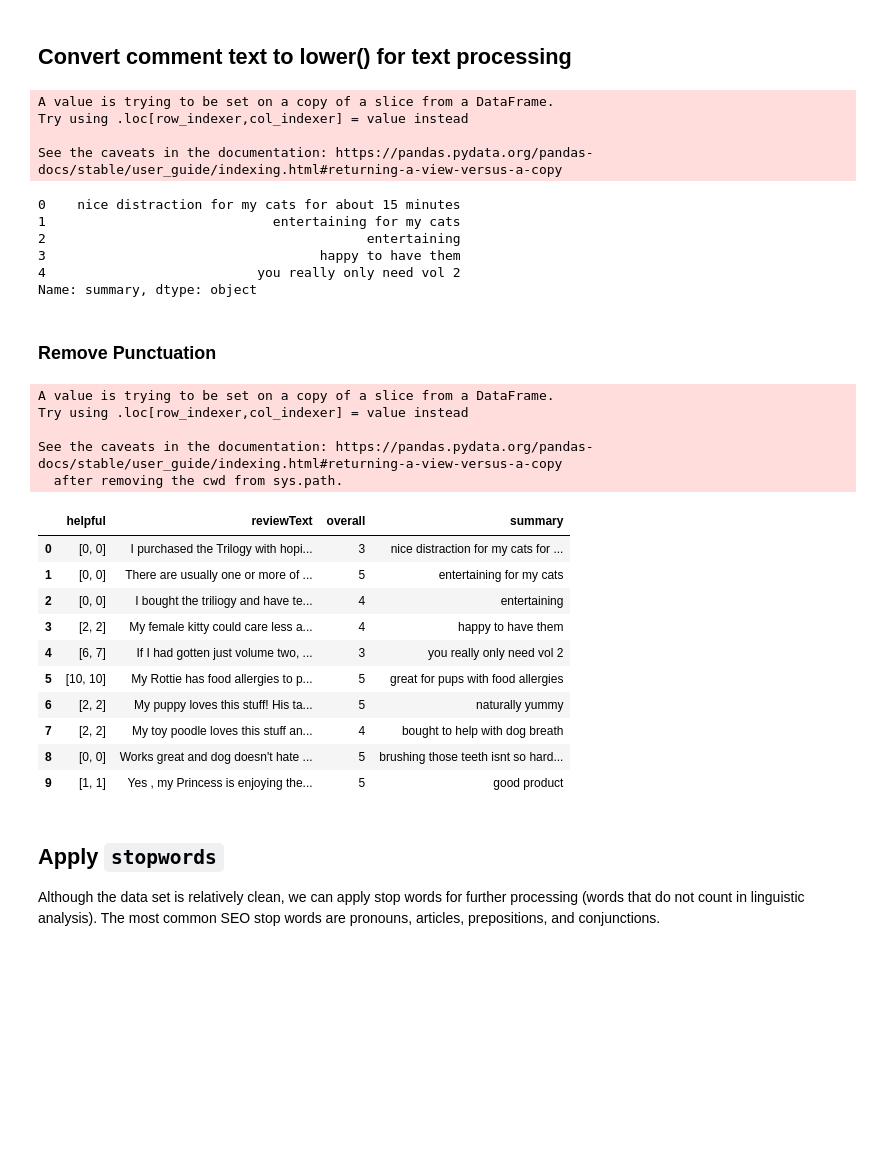
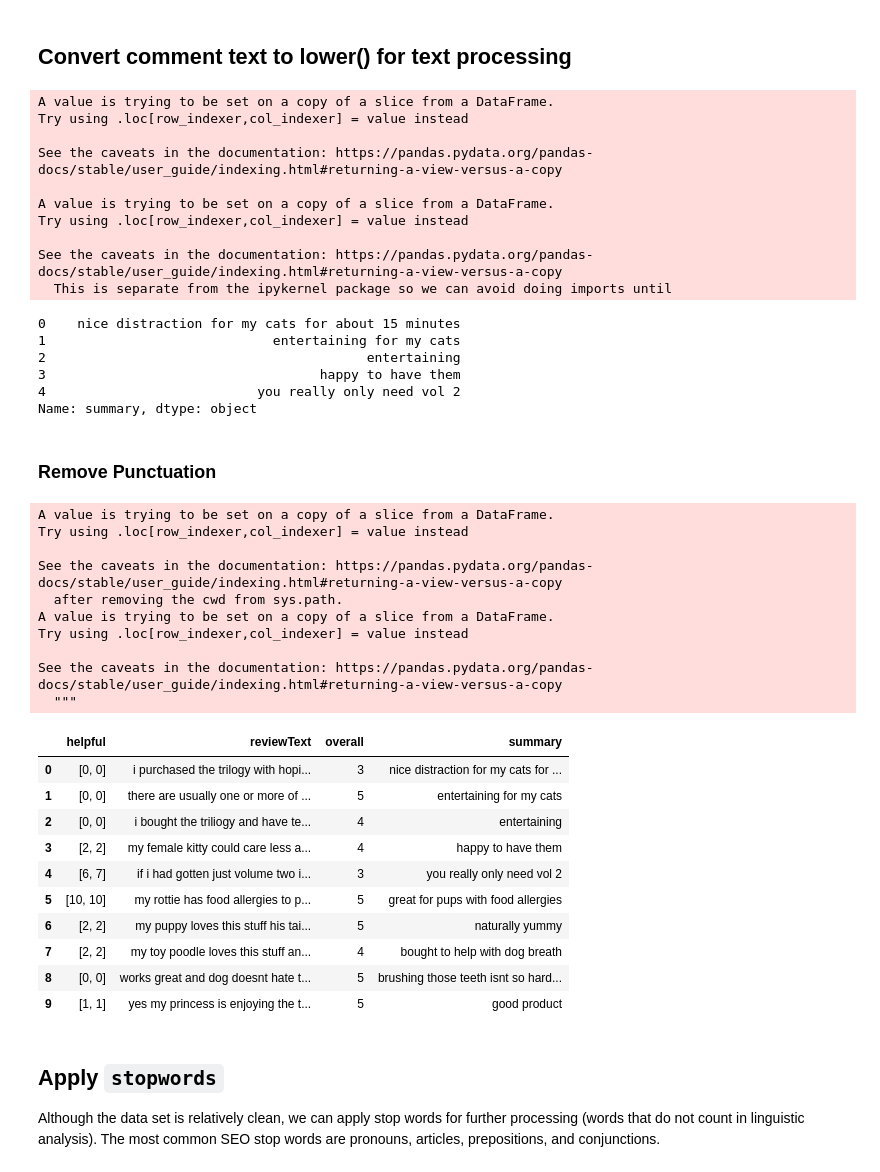
Before and after one commit to ayanas-git/textMining, a Jupyter notebook: nlp-amzn-reviews-pet-supplies.ipynb, the cells around one changed output. Cells and saved outputs as stored; diff of their text form; code cells hidden in the pictures; blank space fills up the shorter version.

```diff
--- a/nlp-amzn-reviews-pet-supplies.ipynb
+++ b/nlp-amzn-reviews-pet-supplies.ipynb
@@ -119,12 +122,19 @@ df.columns.get_loc('summary')
 # %%
 # Set clean data to lowercase for stopwords preprocessing
 df['summary'] = df['summary'].str.lower()
+df['reviewText'] = df['reviewText'].str.lower()
 df['summary'].head()
 # %% [output]
 A value is trying to be set on a copy of a slice from a DataFrame.
 Try using .loc[row_indexer,col_indexer] = value instead
 
 See the caveats in the documentation: https://pandas.pydata.org/pandas-docs/stable/user_guide/indexing.html#returning-a-view-versus-a-copy
+
+A value is trying to be set on a copy of a slice from a DataFrame.
+Try using .loc[row_indexer,col_indexer] = value instead
+
+See the caveats in the documentation: https://pandas.pydata.org/pandas-docs/stable/user_guide/indexing.html#returning-a-view-versus-a-copy
+  This is separate from the ipykernel package so we can avoid doing imports until
 0    nice distraction for my cats for about 15 minutes
 1                             entertaining for my cats
 2                                         entertaining
@@ -136,26 +146,32 @@ Name: summary, dtype: object
 # %%
 import string
 
 nopunc = "\n\r"+string.punctuation
 df['summary'] = df['summary'].str.translate(str.maketrans('','',nopunc))
+df['reviewText'] = df['reviewText'].str.translate(str.maketrans('','',nopunc))
 df.head(10)
 # %% [output]
 A value is trying to be set on a copy of a slice from a DataFrame.
 Try using .loc[row_indexer,col_indexer] = value instead
 
 See the caveats in the documentation: https://pandas.pydata.org/pandas-docs/stable/user_guide/indexing.html#returning-a-view-versus-a-copy
   after removing the cwd from sys.path.
+A value is trying to be set on a copy of a slice from a DataFrame.
+Try using .loc[row_indexer,col_indexer] = value instead
+
+See the caveats in the documentation: https://pandas.pydata.org/pandas-docs/stable/user_guide/indexing.html#returning-a-view-versus-a-copy
+  """
 |  | helpful | reviewText | overall | summary |
-| 0 | [0, 0] | I purchased the Trilogy with hopi... | 3 | nice distraction for my cats for ... |
-| 1 | [0, 0] | There are usually one or more of ... | 5 | entertaining for my cats |
-| 2 | [0, 0] | I bought the triliogy and have te... | 4 | entertaining |
-| 3 | [2, 2] | My female kitty could care less a... | 4 | happy to have them |
-| 4 | [6, 7] | If I had gotten just volume two, ... | 3 | you really only need vol 2 |
-| 5 | [10, 10] | My Rottie has food allergies to p... | 5 | great for pups with food allergies |
-| 6 | [2, 2] | My puppy loves this stuff! His ta... | 5 | naturally yummy |
-| 7 | [2, 2] | My toy poodle loves this stuff an... | 4 | bought to help with dog breath |
-| 8 | [0, 0] | Works great and dog doesn't hate ... | 5 | brushing those teeth isnt so hard... |
-| 9 | [1, 1] | Yes , my Princess is enjoying the... | 5 | good product |
+| 0 | [0, 0] | i purchased the trilogy with hopi... | 3 | nice distraction for my cats for ... |
+| 1 | [0, 0] | there are usually one or more of ... | 5 | entertaining for my cats |
+| 2 | [0, 0] | i bought the triliogy and have te... | 4 | entertaining |
+| 3 | [2, 2] | my female kitty could care less a... | 4 | happy to have them |
+| 4 | [6, 7] | if i had gotten just volume two i... | 3 | you really only need vol 2 |
+| 5 | [10, 10] | my rottie has food allergies to p... | 5 | great for pups with food allergies |
+| 6 | [2, 2] | my puppy loves this stuff his tai... | 5 | naturally yummy |
+| 7 | [2, 2] | my toy poodle loves this stuff an... | 4 | bought to help with dog breath |
+| 8 | [0, 0] | works great and dog doesnt hate t... | 5 | brushing those teeth isnt so hard... |
+| 9 | [1, 1] | yes my princess is enjoying the t... | 5 | good product |
 # %% [markdown]
 ## Apply `stopwords`
 Although the data set is relatively clean, we can apply stop words for further processing (words that do not count in linguistic analysis). The most common SEO stop words are pronouns, articles, prepositions, and conjunctions.
```
Also changed, not shown: parts of 18 cells of this notebook.
